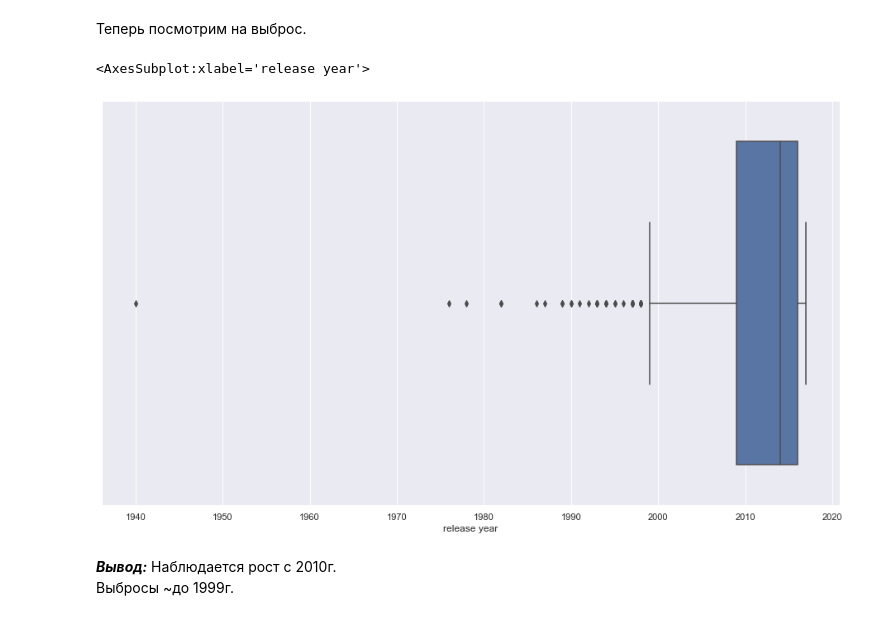
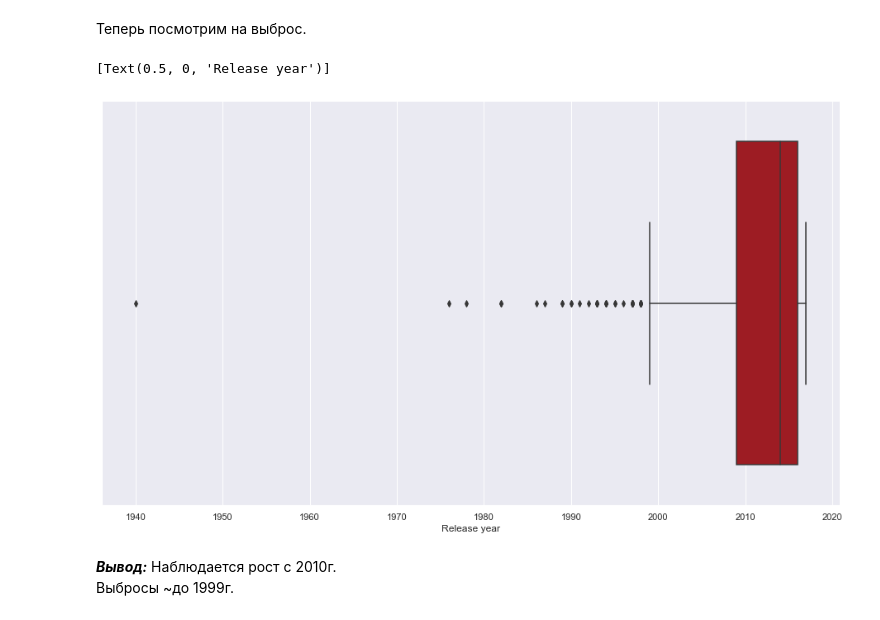
Before and after one commit to reboot2h/SberUniversity, a Jupyter notebook: Профильный модуль/Групповой проект 1/Обновленная_версия_Групповой_проект_Первичный_анализ_данных.ipynb, the cells around one changed output. Saved outputs shown, nothing was run; the diff lists cells and outputs as text; code cells hidden in the pictures.

```diff
--- a/Профильный модуль/Групповой проект 1/Обновленная_версия_Групповой_проект_Первичный_анализ_данных.ipynb
+++ b/Профильный модуль/Групповой проект 1/Обновленная_версия_Групповой_проект_Первичный_анализ_данных.ipynb
@@ -176,10 +179,10 @@ data.groupby('release year')['title'].count().plot(kind='bar')
 Теперь посмотрим на выброс.
 # %%
 plt.figure(figsize=(16,9))
-sns.boxplot(x=data['release year'])
+sns.boxplot(x=data['release year'], palette=['#b20710']).set(xlabel='Release year')
 # %% [output]
-<AxesSubplot:xlabel='release year'>
+[Text(0.5, 0, 'Release year')]
-[figure, old version]
+[figure, new version]
 # %% [markdown]
 ***Вывод:*** Наблюдается рост с 2010г.\
 Выбросы ~до 1999г.
```
Also changed, not shown: parts of 15 cells of this notebook.
